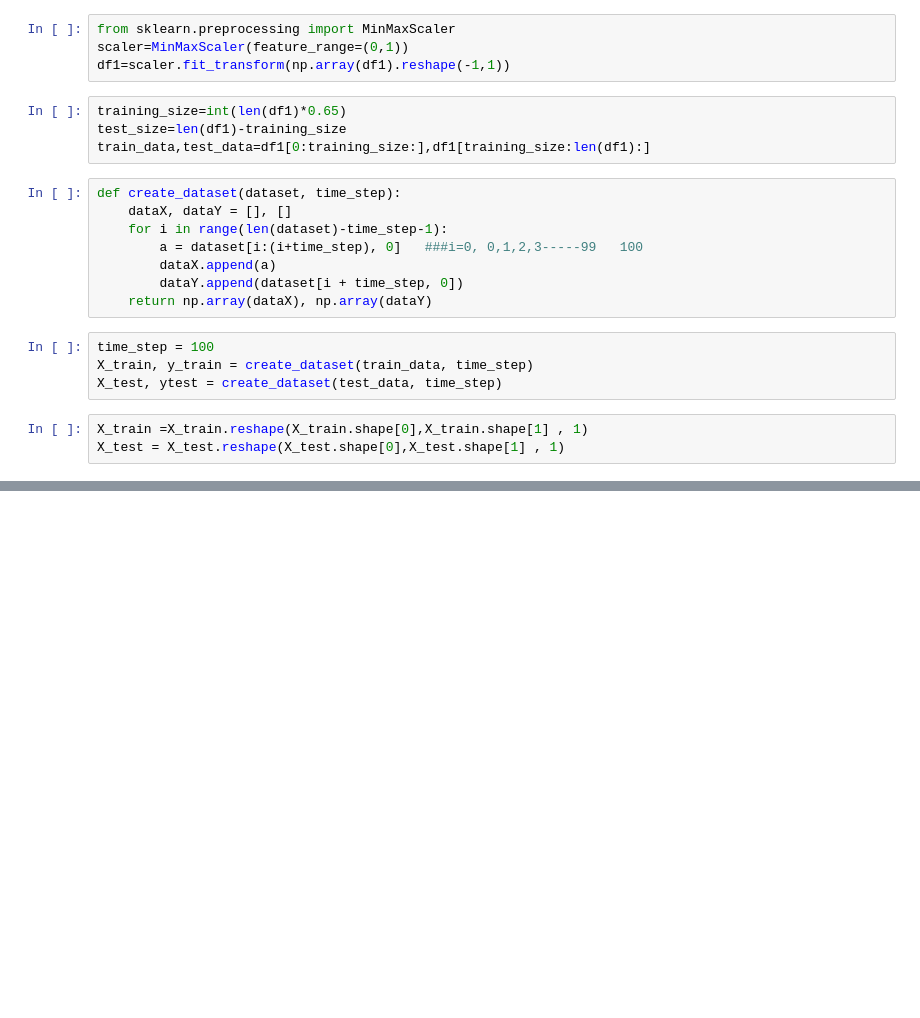
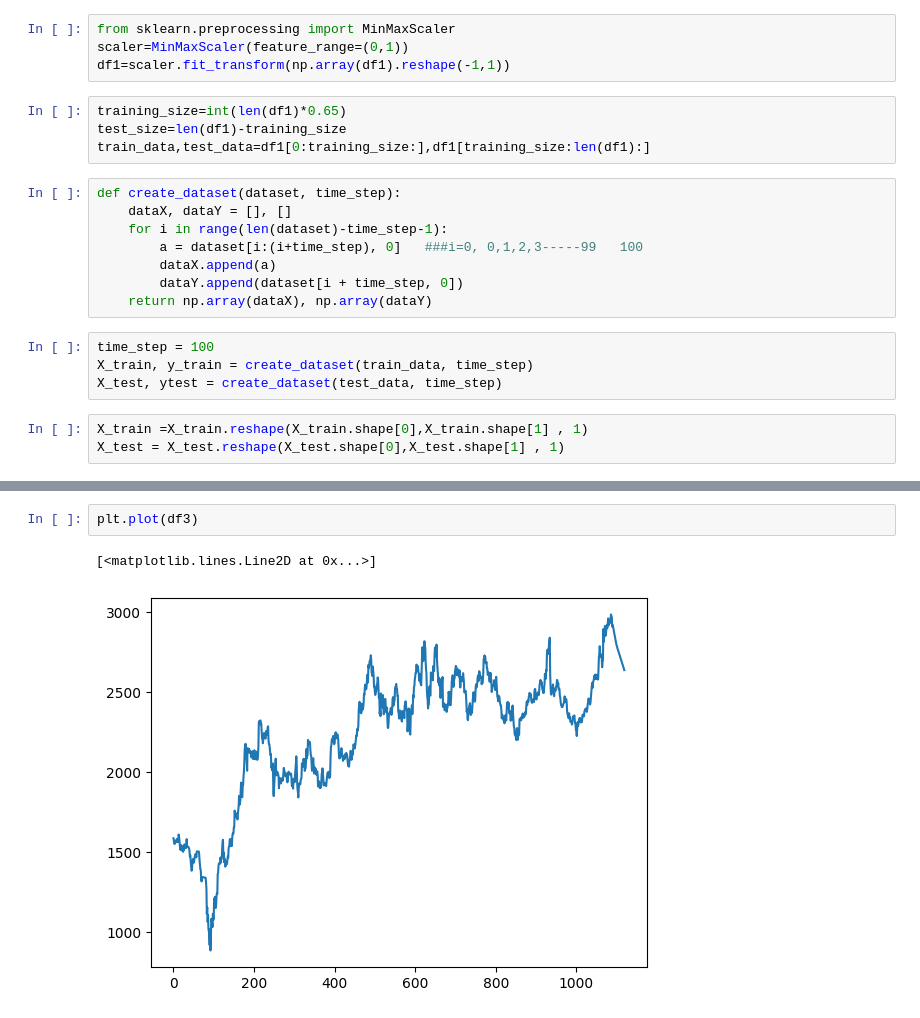
Before and after one commit to Vruk-afk/stock-prediction, a Jupyter notebook: Untitled-1.ipynb, the cells around one changed output, grey strips where cells are left out. Drawn from its saved outputs; the diff is of its cells as text; blank space fills up the shorter version.

```diff
--- a/Untitled-1.ipynb
+++ b/Untitled-1.ipynb
@@ -88,0 +235,5 @@ Epoch 100/100
+# %%
+plt.plot(df3)
+# %% [output]
+[<matplotlib.lines.Line2D at 0x...>]
+[figure, added]
```
Also changed, not shown: parts of 24 cells of this notebook, 3 other files.
